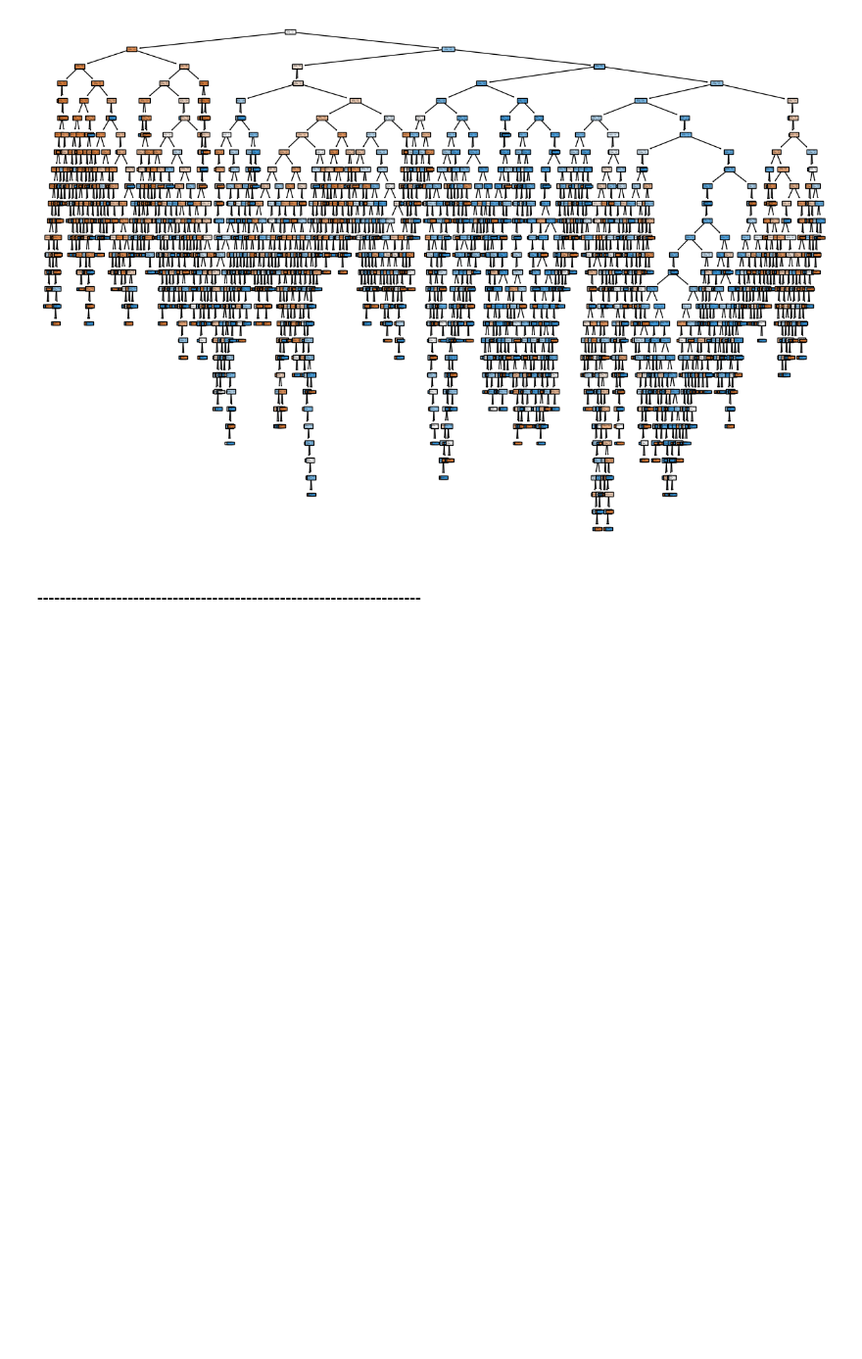
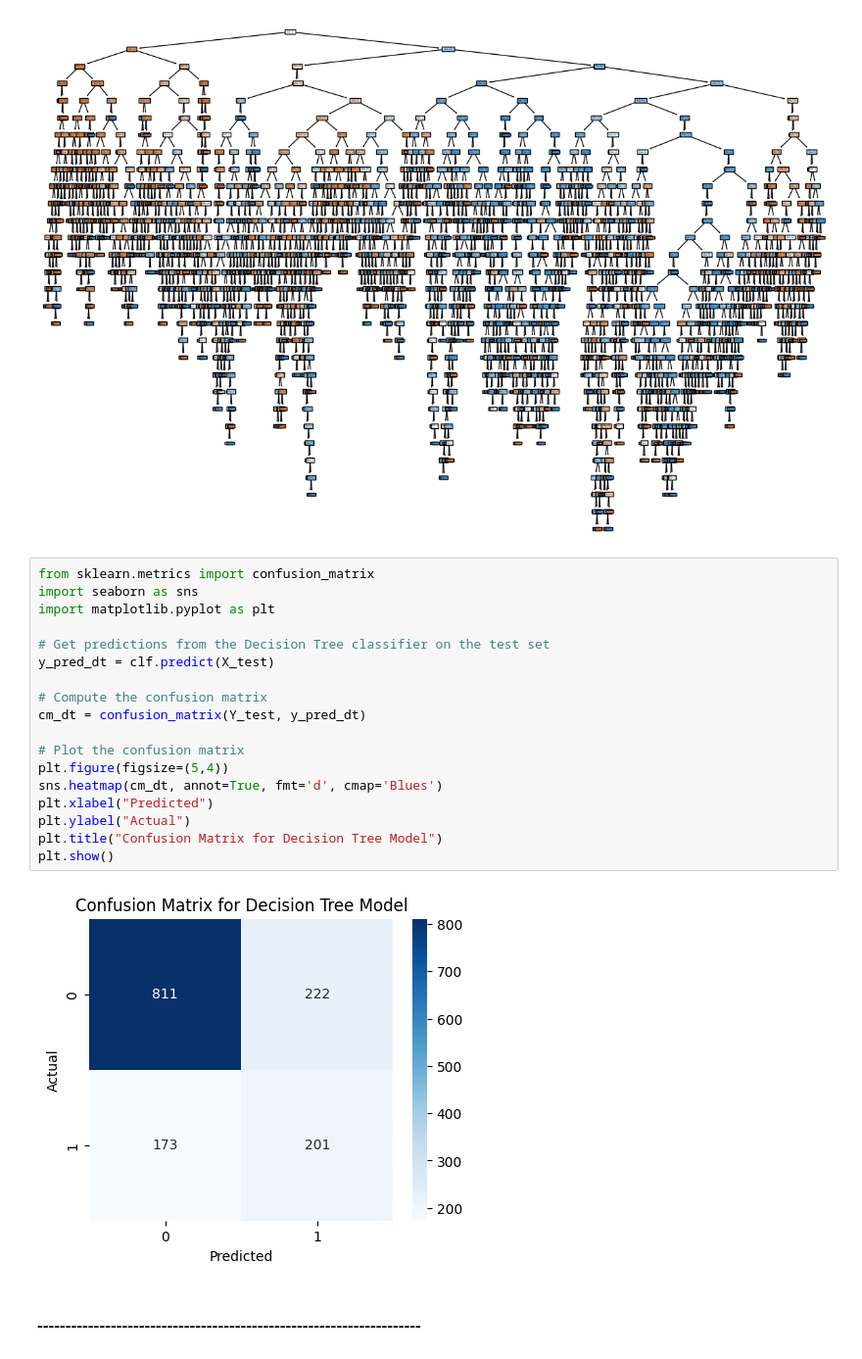
Before and after one commit to thaveesha-mL4v/ML_CW, a Jupyter notebook: MLCW.ipynb, the cells around one changed output. Shown at 98% size. Drawn from its saved outputs; the diff is of its cells as text; blank space fills up the shorter version.

```diff
--- a/MLCW.ipynb
+++ b/MLCW.ipynb
@@ -779,5 +779,25 @@ tree.plot_tree(clf,filled=True)
 plt.show()
 # %% [output]
 [figure]
+# %%
+from sklearn.metrics import confusion_matrix
+import seaborn as sns
+import matplotlib.pyplot as plt
+
+# Get predictions from the Decision Tree classifier on the test set
+y_pred_dt = clf.predict(X_test)
+
+# Compute the confusion matrix
+cm_dt = confusion_matrix(Y_test, y_pred_dt)
+
+# Plot the confusion matrix
+plt.figure(figsize=(5,4))
+sns.heatmap(cm_dt, annot=True, fmt='d', cmap='Blues')
+plt.xlabel("Predicted")
+plt.ylabel("Actual")
+plt.title("Confusion Matrix for Decision Tree Model")
+plt.show()
+# %% [output]
+[figure, added]
 # %% [markdown]
 ### --------------------------------------------------------------------
```
Also changed, not shown: parts of 9 cells of this notebook.
